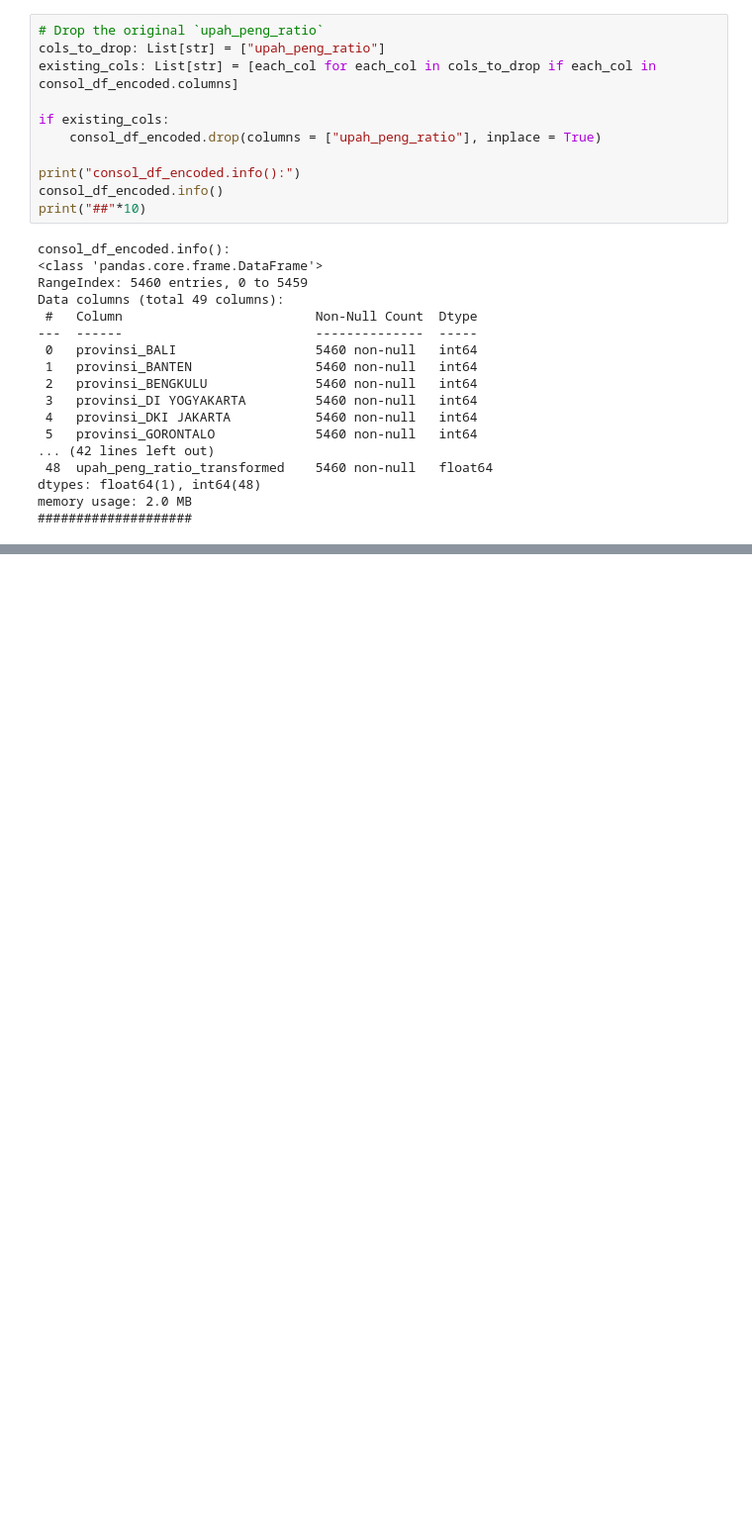
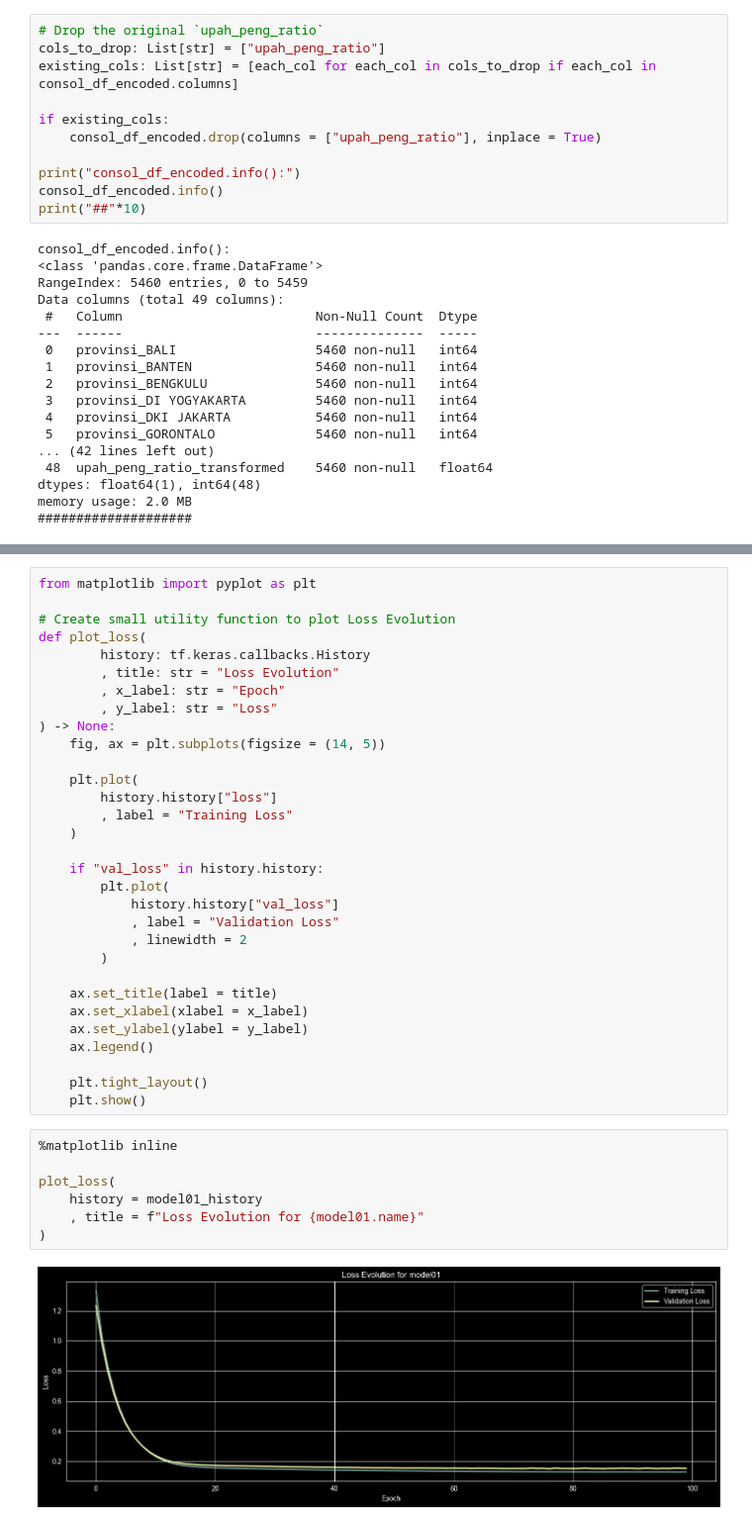
Before and after one commit to i-putu-mahendra-wijaya/mlp_202603_pekerja_sejahtera, a Jupyter notebook: pekerja_sejahtera.ipynb, the cells around one changed output, grey strips where cells are left out. Shown at 99% size. Drawn from its saved outputs; the diff is of its cells as text; blank space fills up the shorter version.

```diff
--- a/pekerja_sejahtera.ipynb
+++ b/pekerja_sejahtera.ipynb
@@ -747,0 +903,40 @@ memory usage: 2.0 MB
+# %%
+from matplotlib import pyplot as plt
+
+# Create small utility function to plot Loss Evolution
+def plot_loss(
+        history: tf.keras.callbacks.History
+        , title: str = "Loss Evolution"
+        , x_label: str = "Epoch"
+        , y_label: str = "Loss"
+) -> None:
+    fig, ax = plt.subplots(figsize = (14, 5))
+
+    plt.plot(
+        history.history["loss"]
+        , label = "Training Loss"
+    )
+
+    if "val_loss" in history.history:
+        plt.plot(
+            history.history["val_loss"]
+            , label = "Validation Loss"
+            , linewidth = 2
+        )
+
+    ax.set_title(label = title)
+    ax.set_xlabel(xlabel = x_label)
+    ax.set_ylabel(ylabel = y_label)
+    ax.legend()
+
+    plt.tight_layout()
+    plt.show()
+# %%
+%matplotlib inline
+
+plot_loss(
+    history = model01_history
+    , title = f"Loss Evolution for {model01.name}"
+)
+# %% [output]
+[figure, added]
```
Also changed, not shown: parts of 17 cells of this notebook.
